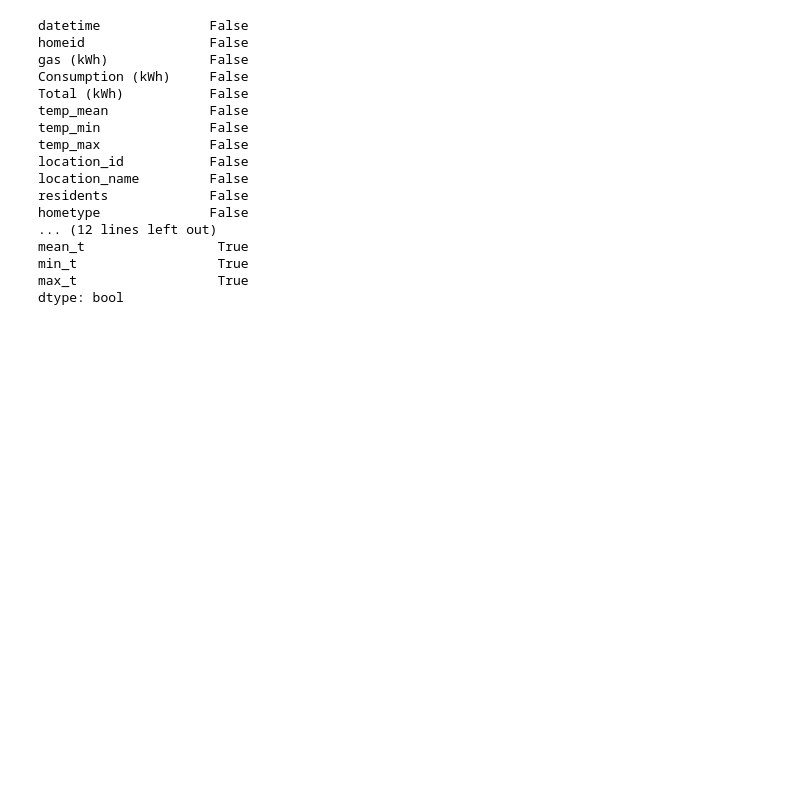
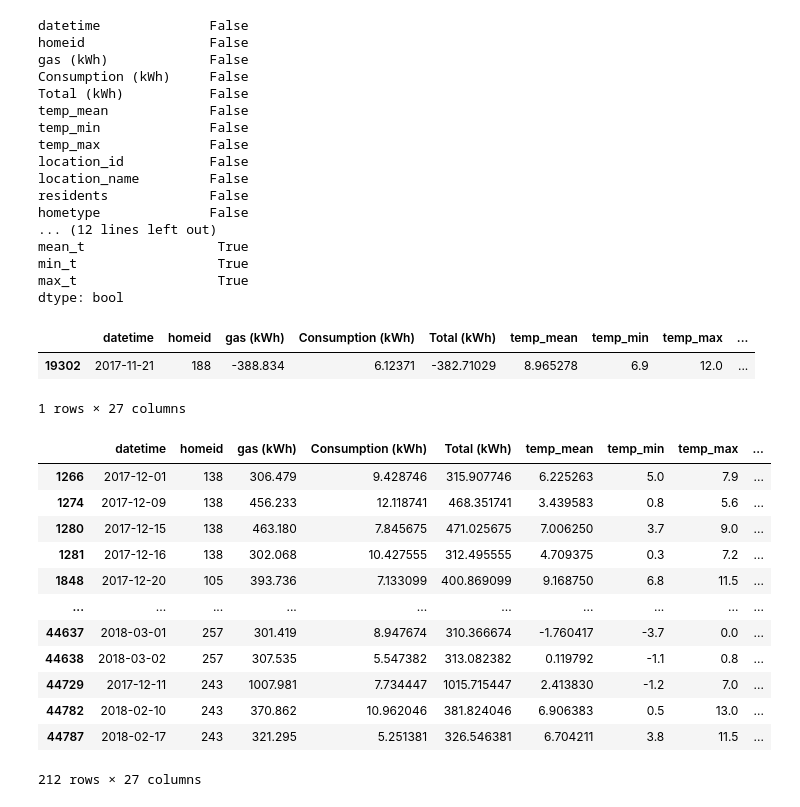
Before and after one commit to Peekaboo64534/CONSUMPTION_PREDICTION, a Jupyter notebook: Mark/intitial master datset explo.ipynb, the cells around one changed output. Cells and saved outputs as stored; diff of their text form; code cells hidden in the pictures; blank space fills up the shorter version.

```diff
--- a/Mark/intitial master datset explo.ipynb
+++ b/Mark/intitial master datset explo.ipynb
@@ -161,0 +144,24 @@ dtype: bool
+# %%
+df_0
+# %% [output]
+|  | datetime | homeid | gas (kWh) | Consumption (kWh) | Total (kWh) | temp_mean | temp_min | temp_max | ... |
+| 19302 | 2017-11-21 | 188 | -388.834 | 6.12371 | -382.71029 | 8.965278 | 6.9 | 12.0 | ... |
+1 rows × 27 columns
+# %%
+df_1 = df[df['gas (kWh)'] > 300 ]
+# %%
+df_1
+# %% [output]
+|  | datetime | homeid | gas (kWh) | Consumption (kWh) | Total (kWh) | temp_mean | temp_min | temp_max | ... |
+| 1266 | 2017-12-01 | 138 | 306.479 | 9.428746 | 315.907746 | 6.225263 | 5.0 | 7.9 | ... |
+| 1274 | 2017-12-09 | 138 | 456.233 | 12.118741 | 468.351741 | 3.439583 | 0.8 | 5.6 | ... |
+| 1280 | 2017-12-15 | 138 | 463.180 | 7.845675 | 471.025675 | 7.006250 | 3.7 | 9.0 | ... |
+| 1281 | 2017-12-16 | 138 | 302.068 | 10.427555 | 312.495555 | 4.709375 | 0.3 | 7.2 | ... |
+| 1848 | 2017-12-20 | 105 | 393.736 | 7.133099 | 400.869099 | 9.168750 | 6.8 | 11.5 | ... |
+| ... | ... | ... | ... | ... | ... | ... | ... | ... | ... |
+| 44637 | 2018-03-01 | 257 | 301.419 | 8.947674 | 310.366674 | -1.760417 | -3.7 | 0.0 | ... |
+| 44638 | 2018-03-02 | 257 | 307.535 | 5.547382 | 313.082382 | 0.119792 | -1.1 | 0.8 | ... |
+| 44729 | 2017-12-11 | 243 | 1007.981 | 7.734447 | 1015.715447 | 2.413830 | -1.2 | 7.0 | ... |
+| 44782 | 2018-02-10 | 243 | 370.862 | 10.962046 | 381.824046 | 6.906383 | 0.5 | 13.0 | ... |
+| 44787 | 2018-02-17 | 243 | 321.295 | 5.251381 | 326.546381 | 6.704211 | 3.8 | 11.5 | ... |
+212 rows × 27 columns
```
Also changed, not shown: parts of 20 cells of this notebook, 8 other files.
